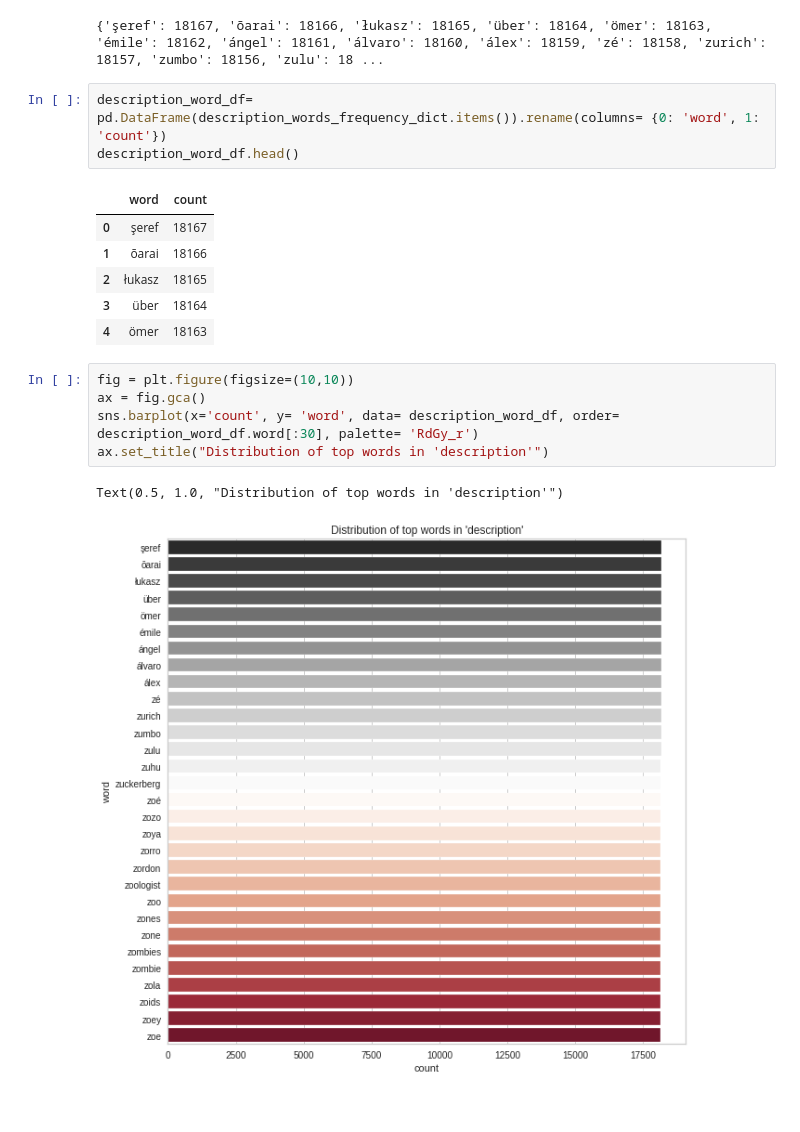
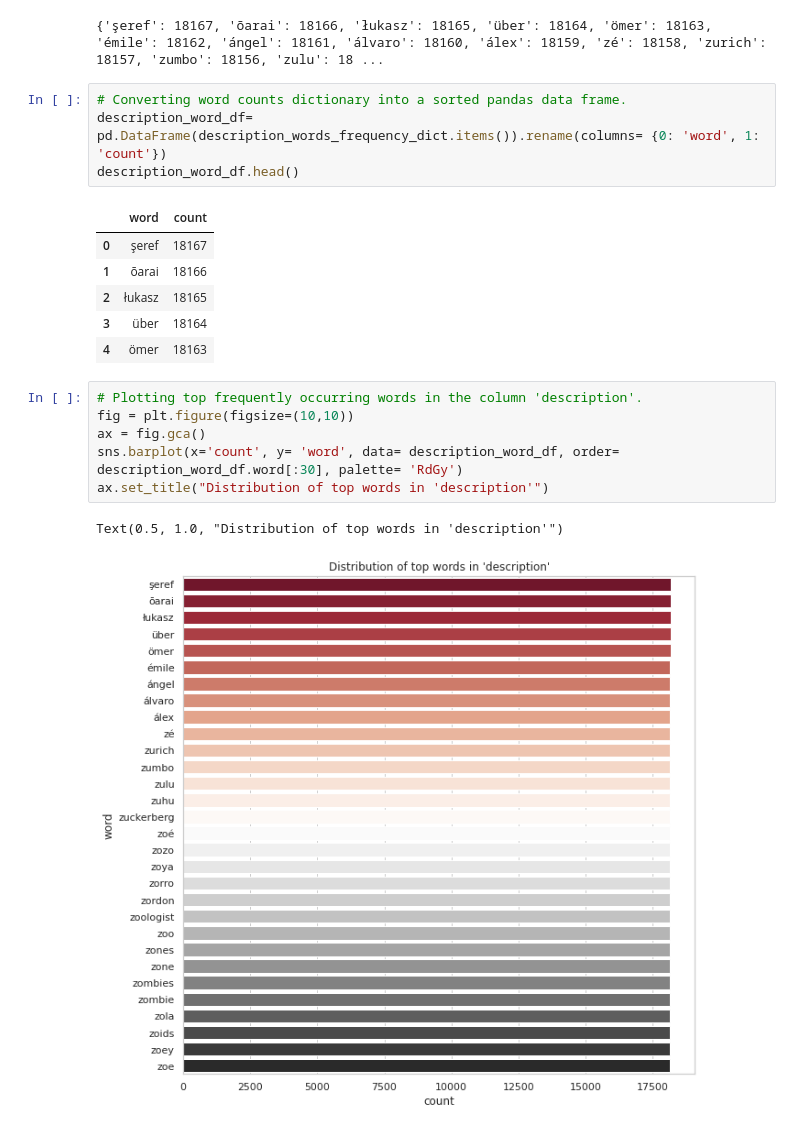
Before and after one commit to HariTarz/Netflix_Movies_And_TV_Shows_Clustering, a Jupyter notebook: Netflix_Movies_And_TV_Shows_Clustering.ipynb, the cells around one changed output. Saved outputs shown, nothing was run; the diff lists cells and outputs as text.

Commit message:
Netflix_Movies_And_TV_Shows_Clustering_fifth_commit_with_data_preparation_and_implentation_of_K-Means_clustering

```diff
--- a/Netflix_Movies_And_TV_Shows_Clustering.ipynb
+++ b/Netflix_Movies_And_TV_Shows_Clustering.ipynb
@@ -832,6 +866,7 @@ print(description_words_frequency_dict)
 # %% [output]
 {'şeref': 18167, 'ōarai': 18166, 'łukasz': 18165, 'über': 18164, 'ömer': 18163, 'émile': 18162, 'ángel': 18161, 'álvaro': 18160, 'álex': 18159, 'zé': 18158, 'zurich': 18157, 'zumbo': 18156, 'zulu': 18 ...
 # %%
+# Converting word counts dictionary into a sorted pandas data frame.
 description_word_df= pd.DataFrame(description_words_frequency_dict.items()).rename(columns= {0: 'word', 1: 'count'})
 description_word_df.head()
 # %% [output]
@@ -842,12 +877,13 @@ description_word_df.head()
 | 3 | über | 18164 |
 | 4 | ömer | 18163 |
 # %%
+# Plotting top frequently occurring words in the column 'description'.
 fig = plt.figure(figsize=(10,10))
 ax = fig.gca()
-sns.barplot(x='count', y= 'word', data= description_word_df, order= description_word_df.word[:30], palette= 'RdGy_r')
+sns.barplot(x='count', y= 'word', data= description_word_df, order= description_word_df.word[:30], palette= 'RdGy')
 ax.set_title("Distribution of top words in 'description'")
 # %% [output]
 Text(0.5, 1.0, "Distribution of top words in 'description'")
-[figure, old version]
+[figure, new version]
 # %% [markdown]
 **Observations:**
```
Also changed, not shown: parts of 106 cells of this notebook.
